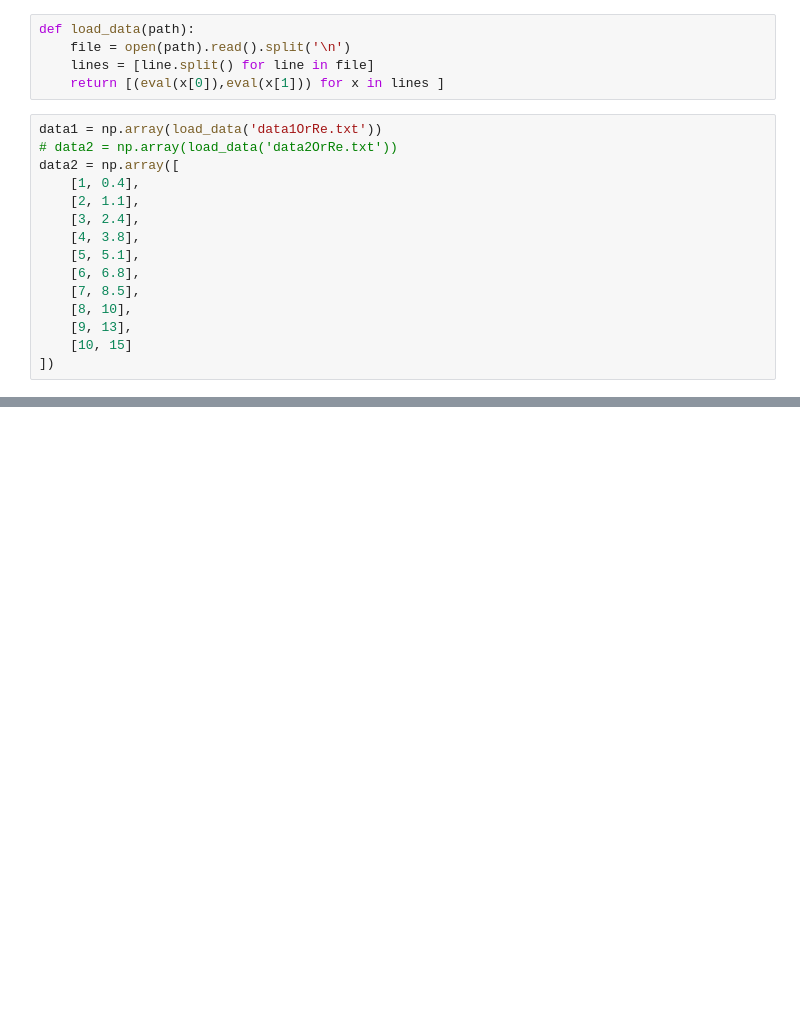
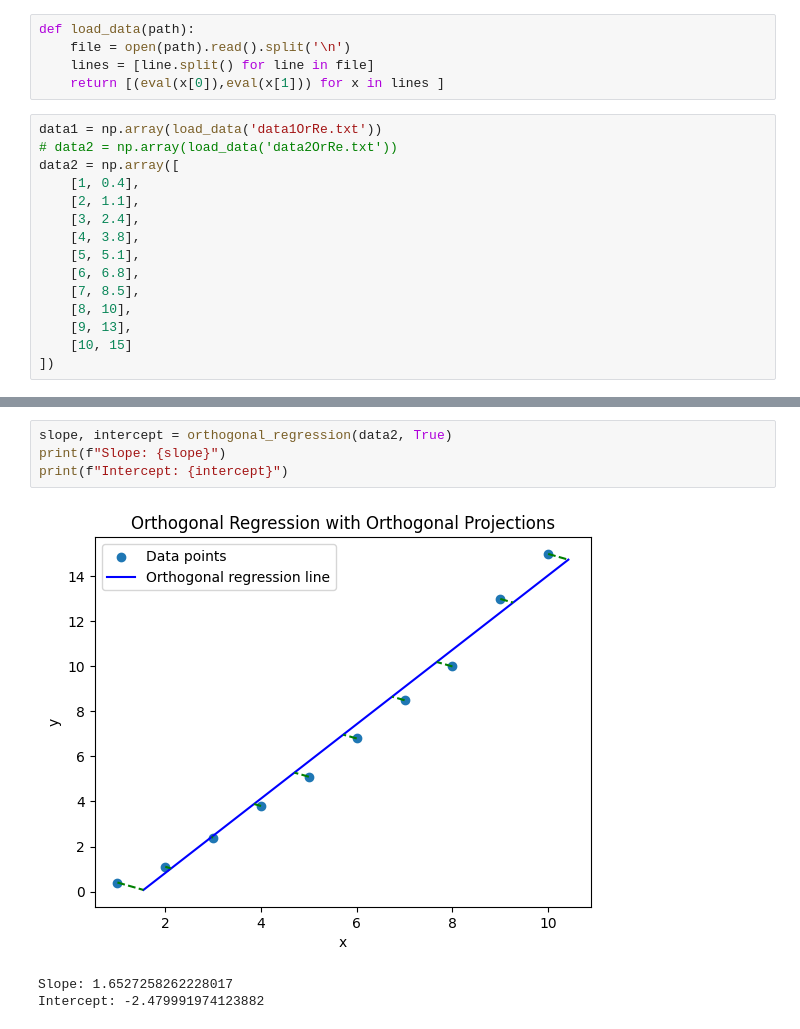
Before and after one commit to garfield-gray/Optimization, a Jupyter notebook: Convex/Orthogonal_Regression.ipynb, the cells around one changed output, grey strips where cells are left out. Saved outputs shown, nothing was run; the diff lists cells and outputs as text; blank space fills up the shorter version.

```diff
--- a/Convex/Orthogonal_Regression.ipynb
+++ b/Convex/Orthogonal_Regression.ipynb
@@ -42,0 +88,8 @@ array([[1. , 1. ],
+# %%
+slope, intercept = orthogonal_regression(data2, True)
+print(f"Slope: {slope}")
+print(f"Intercept: {intercept}")
+# %% [output]
+[figure, added]
+Slope: 1.6527258262228017
+Intercept: -2.479991974123882
```
Also changed, not shown: parts of 32 cells of this notebook.
